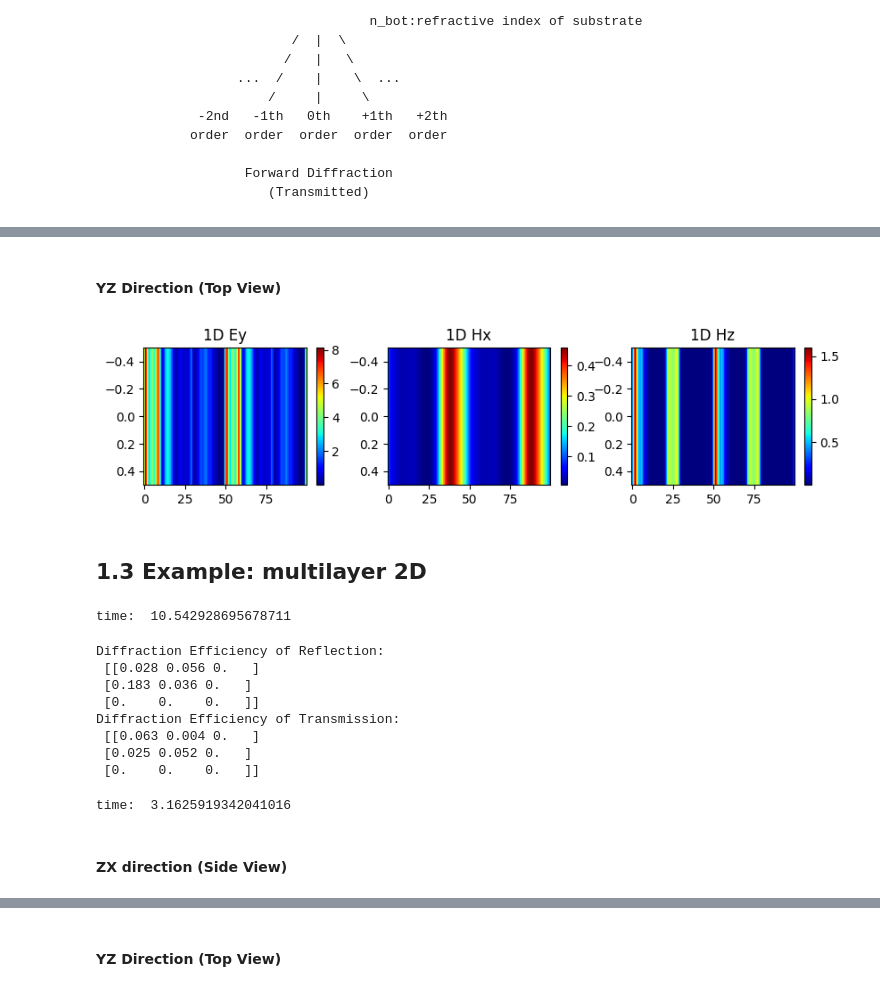
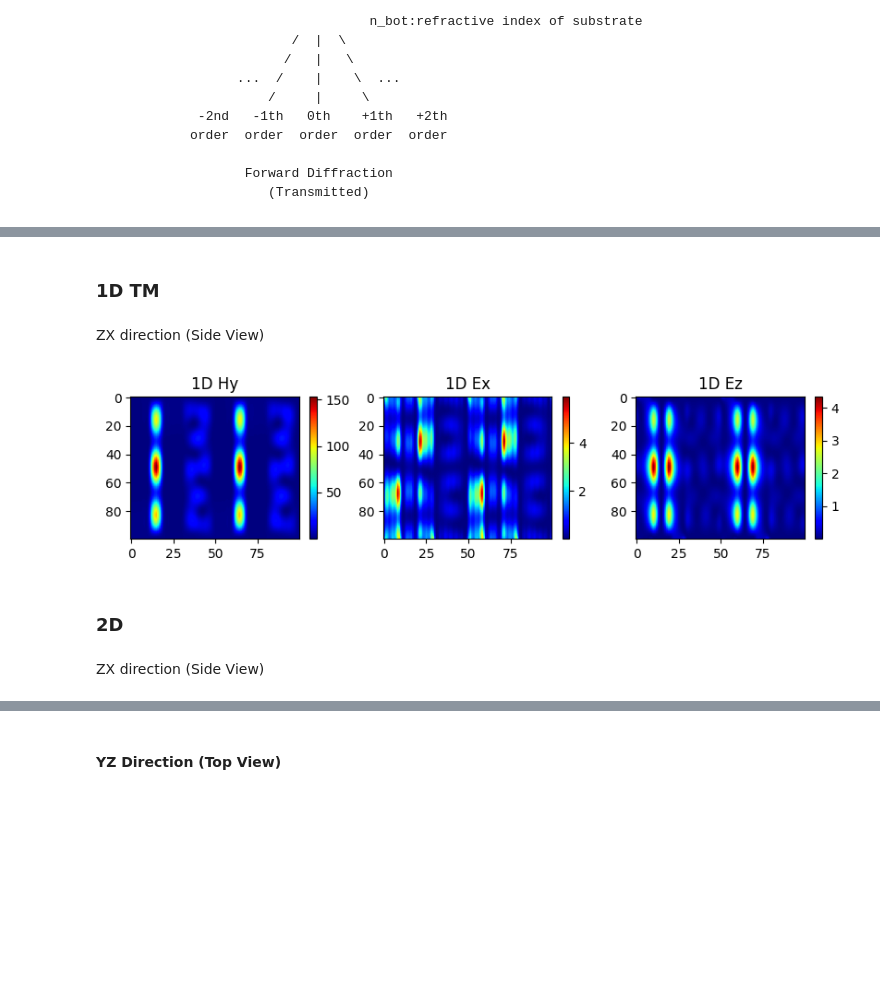
Before and after one commit to kc-ml2/meent, a Jupyter notebook: tutorials/01-modeling-and-emsolver.ipynb, the cells around one changed output, grey strips where cells are left out. Saved outputs shown, nothing was run; the diff lists cells and outputs as text; code cells hidden in the pictures; blank space fills up the shorter version.

Commit message:
updated related codes for new return type.

```diff
--- a/tutorials/01-modeling-and-emsolver.ipynb
+++ b/tutorials/01-modeling-and-emsolver.ipynb
@@ -266,22 +390,47 @@ plt.show()
-# %% [markdown]
-#### YZ Direction (Top View)
+# %% [markdown]
+### 1D TM
+# %%
+pol = 1  # 0: TE, 1: TM
+
+n_top = 1  # n_superstrate
+n_bot = 1  # n_substrate
+
+theta = 20 * np.pi / 180
+phi = 50 * np.pi / 180
+
+wavelength = 900
+
+thickness = [500]
+period = [1000]
+
+fto = [30]
+
+type_complex = np.complex128
+
+mee = meent.call_mee(backend=0, pol=pol, n_top=n_top, n_bot=n_bot, theta=theta, fto=fto,
+                     wavelength=wavelength, period=period, ucell=ucell_1d_s, thickness=thickness,
+                       type_complex=type_complex)
+
+result, field_cell = mee.conv_solve_field(res_z=100, res_y=1, res_x=100)
+# %% [markdown]
+ZX direction (Side View)
 # %%
 fig, axes = plt.subplots(1, 3, figsize=(10,2))
 if pol == 0:  # TE
     title = ['1D Ey', '1D Hx', '1D Hz', ]
 else:  # TM
     title = ['1D Hy', '1D Ex', '1D Ez', ]
 
 for ix in range(len(title)):
-    val = abs(field_cell[0, :, :, ix]) ** 2
+    val = abs(field_cell[:, 0, :, ix]) ** 2
     im = axes[ix].imshow(val, cmap='jet', aspect='auto')
     # plt.clim(0, 2)  # identical to caxis([-4,4]) in MATLAB
     fig.colorbar(im, ax=axes[ix], shrink=1)
     axes[ix].title.set_text(title[ix])
 
 plt.show()
 # %% [output]
-[figure, old version]
+[figure, new version]
 # %% [markdown]
-## 1.3 Example: multilayer 2D
+### 2D
 # %%
@@ -313,31 +464,5 @@ mee = meent.call_mee(backend=0, pol=pol, n_top=n_top, n_bot=n_bot, theta=theta,
-# %%
-t0 = time.time()
-de_ri, de_ti = mee.conv_solve()
-print(f'time: ', time.time() - t0)
-# %% [output]
-time:  10.542928695678711
-# %%
-center = de_ri.shape[0] // 2
-
-print('Diffraction Efficiency of Reflection:\n', np.round(de_ri[center-1:center+2, center-1:center+2], 3))
-print('Diffraction Efficiency of Transmission:\n', np.round(de_ti[center-1:center+2, center-1:center+2], 3))
-# %% [output]
-Diffraction Efficiency of Reflection:
- [[0.028 0.056 0.   ]
- [0.183 0.036 0.   ]
- [0.    0.    0.   ]]
-Diffraction Efficiency of Transmission:
- [[0.063 0.004 0.   ]
- [0.025 0.052 0.   ]
- [0.    0.    0.   ]]
-# %%
-t0 = time.time()
-field_cell = mee.calculate_field(res_z=40, res_y=40, res_x=40)
-print(f'time: ', time.time() - t0)
-# %% [output]
-time:  3.1625919342041016
 # %% [markdown]
-#### ZX direction (Side View)
+ZX direction (Side View)
 # %%
 fig, axes = plt.subplots(1, 3, figsize=(10, 2))
 title = ['2D Ex', '2D Ey', '2D Ez', '2D Hx', '2D Hy', '2D Hz', ]
```
Also changed, not shown: parts of 30 cells of this notebook, 4 other files.
